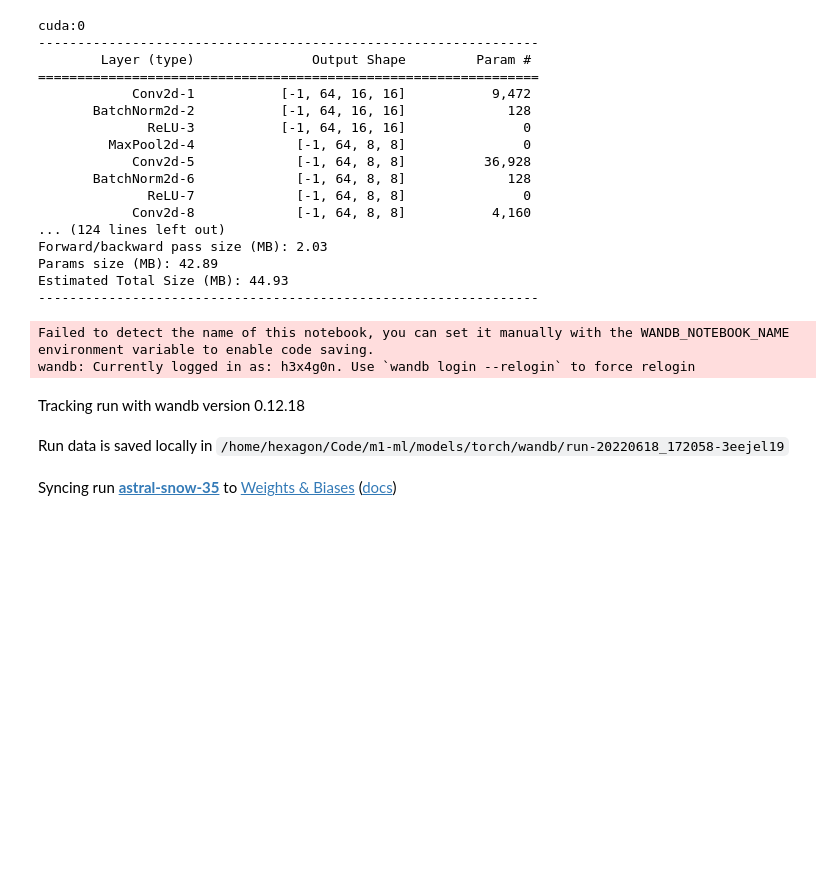
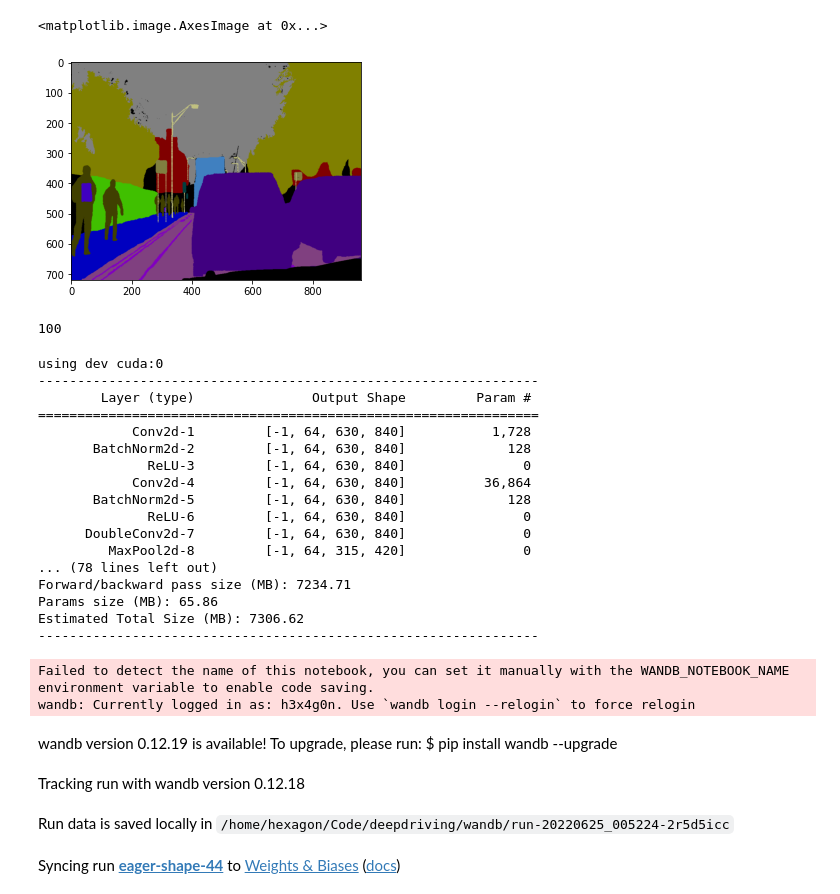
Before and after one commit to agrawalekansh02/deepdriving, a Jupyter notebook: unet_train.ipynb, the cells around one changed output. Drawn from its saved outputs; the diff is of its cells as text; code cells hidden in the pictures; blank space fills up the shorter version.

```diff
--- a/unet_train.ipynb
+++ b/unet_train.ipynb
@@ -39,43 +33,72 @@ Files already downloaded and verified
+# %%
+mask = cv2.imread("CamVid/train_labels/0001TP_009240_L.png")
+mask = cv2.cvtColor(mask,cv2.COLOR_BGR2RGB)
+plt.imshow(mask)
+# %% [output]
+<matplotlib.image.AxesImage at 0x...>
+[figure, added]
+# %%
+SHAPE = (720//8*7, 960//8*7)
+batch_size = 1
+
+IMAGE_PATH = "CamVid/train/*.png"
+MASK_PATH = "CamVid/train_labels/*.png"
+
+VAL_PATH = "CamVid/val/*.png"
+VAL_MASK = "CamVid/val_labels/*.png"
+
+train_dataset = CamVidDataset(SHAPE, IMAGE_PATH, MASK_PATH, label_dict)
+# print(train_dataset[0])
+# train_dataset = Subset(train_dataset, np.arange(0, num_train))
+trainloader = DataLoader(train_dataset, batch_size=batch_size, num_workers=2)
+
+val_dataset = CamVidDataset(SHAPE, VAL_PATH, VAL_MASK, label_dict)
+print(len(val_dataset))
+val_loader = DataLoader(val_dataset, batch_size=batch_size, num_workers=2)
+# %% [output]
+100
 # %%
 # config
+torch.cuda.empty_cache()
 device = torch.device("cuda:0" if torch.cuda.is_available() else "cpu")
 print(f"using dev {device}")
 model = UNet(in_channels=3, out_channels=32).to(device)
 criterion = nn.CrossEntropyLoss()
-optimizer = optim.Adam(model.parameters(), lr=0.001)
-summary(model, (3, 32, 32))
+optimizer = optim.Adam(model.parameters(), lr=0.0005)
+summary(model, (3, *SHAPE))
 # %% [output]
-cuda:0
+using dev cuda:0
 ----------------------------------------------------------------
         Layer (type)               Output Shape         Param #
 ================================================================
-            Conv2d-1           [-1, 64, 16, 16]           9,472
-       BatchNorm2d-2           [-1, 64, 16, 16]             128
-              ReLU-3           [-1, 64, 16, 16]               0
-         MaxPool2d-4             [-1, 64, 8, 8]               0
-            Conv2d-5             [-1, 64, 8, 8]          36,928
-       BatchNorm2d-6             [-1, 64, 8, 8]             128
-              ReLU-7             [-1, 64, 8, 8]               0
-            Conv2d-8             [-1, 64, 8, 8]           4,160
-... (124 lines left out)
-Forward/backward pass size (MB): 2.03
-Params size (MB): 42.89
-Estimated Total Size (MB): 44.93
+            Conv2d-1         [-1, 64, 630, 840]           1,728
+       BatchNorm2d-2         [-1, 64, 630, 840]             128
+              ReLU-3         [-1, 64, 630, 840]               0
+            Conv2d-4         [-1, 64, 630, 840]          36,864
+       BatchNorm2d-5         [-1, 64, 630, 840]             128
+              ReLU-6         [-1, 64, 630, 840]               0
+      DoubleConv2d-7         [-1, 64, 630, 840]               0
+         MaxPool2d-8         [-1, 64, 315, 420]               0
+... (78 lines left out)
+Forward/backward pass size (MB): 7234.71
+Params size (MB): 65.86
+Estimated Total Size (MB): 7306.62
 ----------------------------------------------------------------
 # %%
 # init wandb
-wandb.init(project="cifar-10-grid")
+wandb.init(project="deepdriving-image-segmentation")
 config = wandb.config
 
 # hyperparamters
 config.batch_size = batch_size
-config.epochs = 20
-config.architecture = "vanilla resnet34"
-config.activation = "softmax"
-config.latent = 512
+config.epochs = 30
+config.architecture = "vanilla unet"
+config.activation = "none"
+config.input_size = SHAPE
 # %% [output]
 Failed to detect the name of this notebook, you can set it manually with the WANDB_NOTEBOOK_NAME environment variable to enable code saving.
 wandb: Currently logged in as: h3x4g0n. Use `wandb login --relogin` to force relogin
-Tracking run with wandb version 0.12.18
+wandb version 0.12.19 is available! To upgrade, please run: $ pip install wandb --upgrade
-Run data is saved locally in /home/hexagon/Code/m1-ml/models/torch/wandb/run-20220618_172058-3eejel19
+Tracking run with wandb version 0.12.18
-Syncing run astral-snow-35 to Weights & Biases (docs)
+Run data is saved locally in /home/hexagon/Code/deepdriving/wandb/run-20220625_005224-2r5d5icc
+Syncing run eager-shape-44 to Weights & Biases (docs)
```
Also changed, not shown: parts of 8 cells of this notebook, 2 other files.
